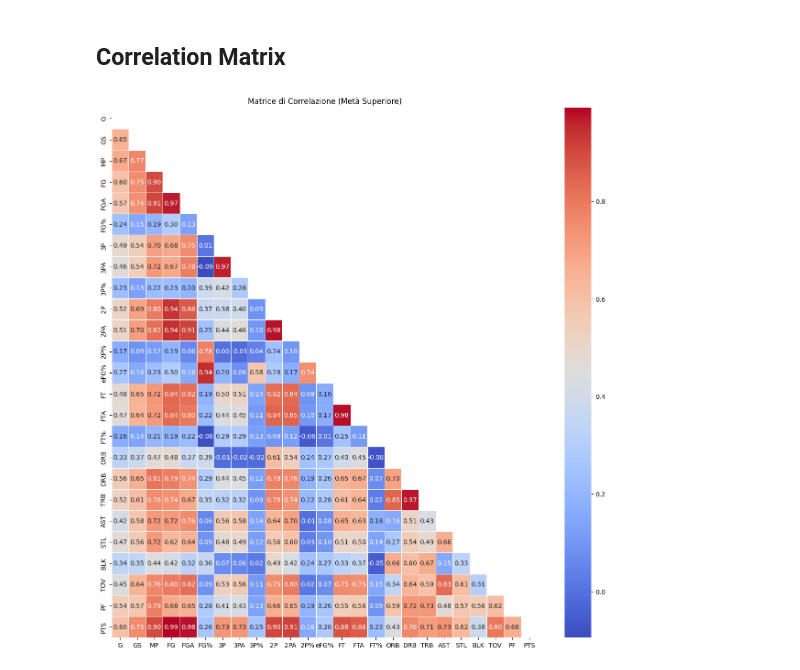
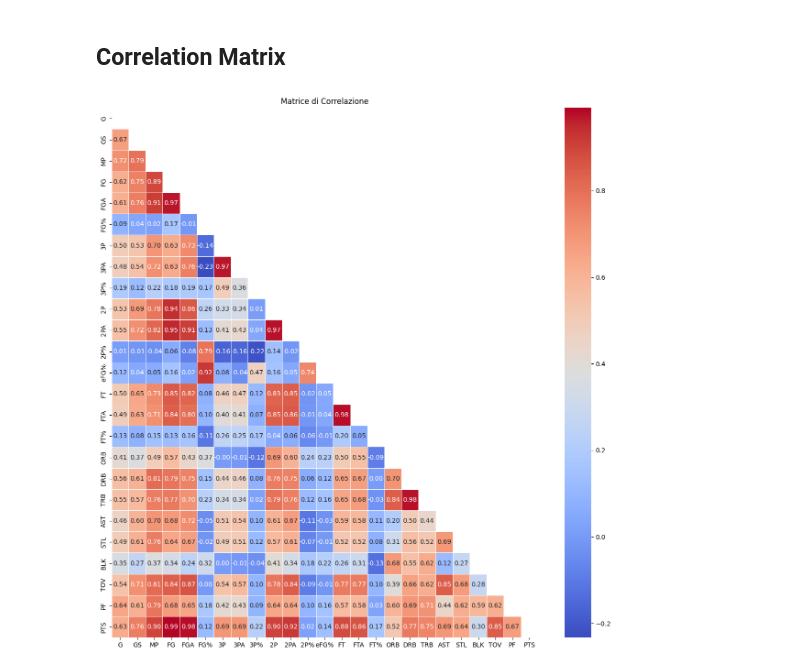
Before and after one commit to ywateba/fds_2023_project, a Jupyter notebook: fds_project.ipynb, the cells around one changed output. Cells and saved outputs as stored; diff of their text form; code cells hidden in the pictures.

```diff
--- a/fds_project.ipynb
+++ b/fds_project.ipynb
@@ -332,27 +334,22 @@ Name: PTS, dtype: float64
 # %% [markdown]
 ## Correlation Matrix
 # %%
-
-
-# Creazione di un DataFrame con i tuoi dati
-# Supponendo che i tuoi dati siano già presenti in un DataFrame chiamato 'df'
-
-# Creazione di una sottoinsieme del DataFrame con le colonne di interesse
+# CORRELATION MATRIX OF FIRST YEAR
 columns_of_interest = ['G', 'GS', 'MP', 'FG', 'FGA', 'FG%', '3P', '3PA', '3P%', '2P', '2PA', '2P%', 'eFG%',
                         'FT', 'FTA', 'FT%', 'ORB', 'DRB', 'TRB', 'AST', 'STL', 'BLK', 'TOV', 'PF', 'PTS']
 
-subset_df = df[columns_of_interest]
+subset_df = first_year[columns_of_interest]
 
 # Calcolo della matrice di correlazione
 correlation_matrix = subset_df.corr()
 
 # Creazione di una matrice con la stessa forma di quella di correlazione ma con valori NaN
 mask = np.triu(np.ones_like(correlation_matrix, dtype=bool))
 
 # Creazione di un heatmap per visualizzare solo la metà superiore della matrice di correlazione
 plt.figure(figsize=(15, 15))
 sns.heatmap(correlation_matrix, annot=True, cmap='coolwarm', fmt=".2f", linewidths=.5, mask=mask)
 plt.title("Matrice di Correlazione")
 plt.show()
 # %% [output]
-[figure, old version]
+[figure, new version]
```
Also changed, not shown: parts of 5 cells of this notebook.
